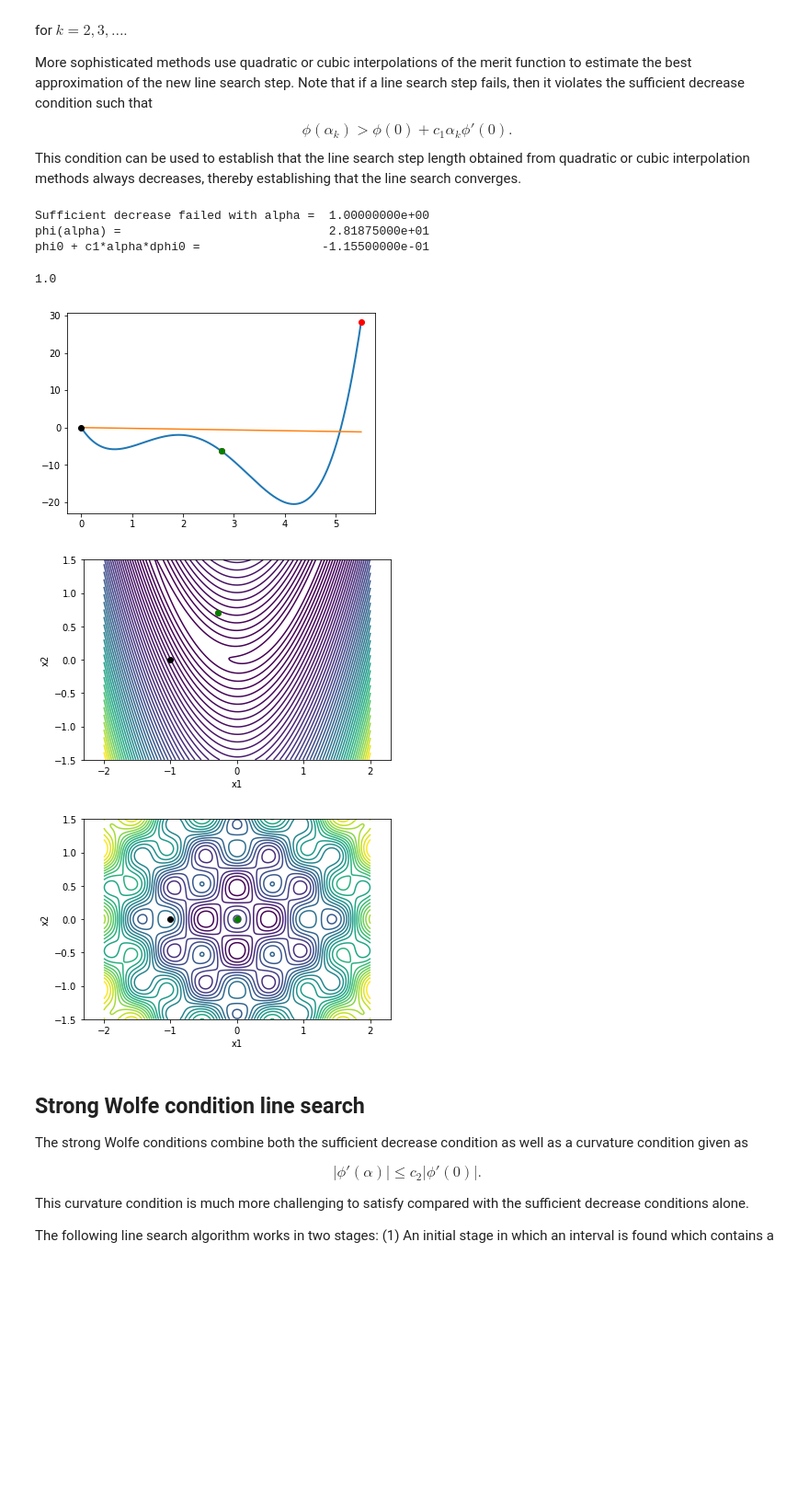
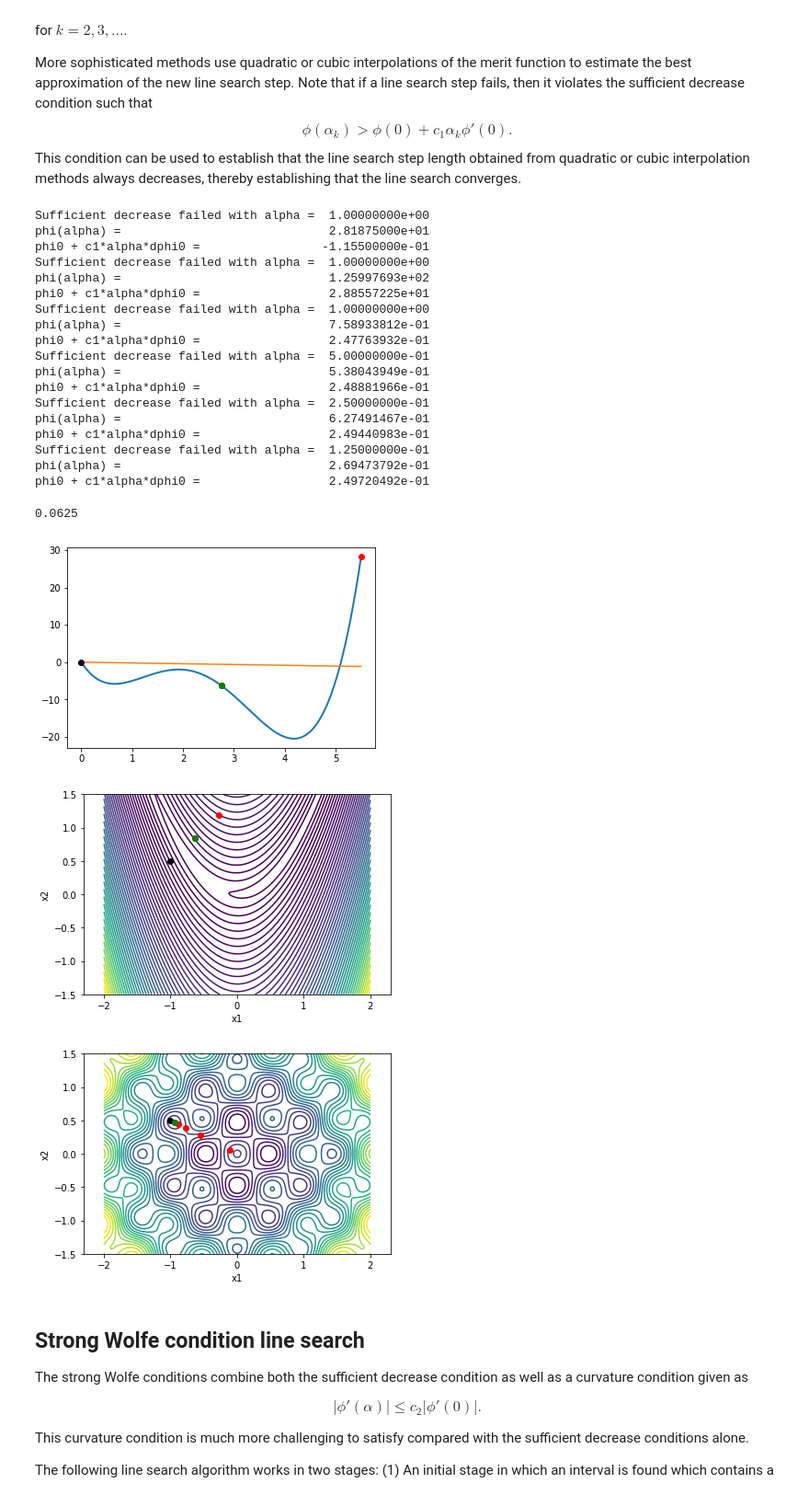
Before and after one commit to gjkennedy/ae6310, a Jupyter notebook: Line Search Methods.ipynb, the cells around one changed output. Shown at 92% size. Drawn from its saved outputs; the diff is of its cells as text; code cells hidden in the pictures; blank space fills up the shorter version.

```diff
--- a/Line Search Methods.ipynb
+++ b/Line Search Methods.ipynb
@@ -34,8 +34,10 @@ More sophisticated methods use quadratic or cubic interpolations of the merit fu
 \end{equation*}
 This condition can be used to establish that the line search step length obtained from quadratic or cubic interpolation methods always decreases, thereby establishing that the line search converges.
 # %%
+from __future__ import print_function
 import numpy as np
 import matplotlib.pylab as plt
+%matplotlib inline
 
 def fonedim(x, linesearch=False, symb='ko'):
     f = -x[0] + x[0]*(x[0] - 5)*(2 - x[0])**2
@@ -125,9 +127,9 @@ def backtrack(func, grad_func, x, p,
             func(xp, linesearch=True, symb='go')
             return alpha
         else:
-            print 'Sufficient decrease failed with alpha = %15.8e'%(alpha)
-            print 'phi(alpha) =                            %15.8e'%(phi)
-            print 'phi0 + c1*alpha*dphi0 =                 %15.8e'%(phi0 + c1*alpha*dphi0)
+            print('Sufficient decrease failed with alpha = %15.8e'%(alpha))
+            print('phi(alpha) =                            %15.8e'%(phi))
+            print('phi0 + c1*alpha*dphi0 =                 %15.8e'%(phi0 + c1*alpha*dphi0))
 
         # Set the alpha values and append one to the list
         alpha = tau*alpha
@@ -147,37 +149,52 @@ xhigh = 5.5
 alph = p[0]
 c1 = 0.01
 plt.plot([0.0, xhigh], [phi0, phi0 + c1*(xhigh/alph)*dphi0])
 
 # Perform a backtracking line search
 backtrack(fonedim, fonedim_grad, x, p)
 
 # Create a contour plot
 contour_plot(rosen)
 
 # Choose an initial point and the gradient direction
-x = np.array([-1, 0])
+x = np.array([-1, 0.5])
 p = -rosen_grad(x)
 p = p/np.sqrt(np.dot(p, p))
 
 # Perform a backtracking line search
 backtrack(rosen, rosen_grad, x, p)
 
 # Create a contour plot
 contour_plot(griewank)
 
 p = -griewank_grad(x)
 p = p/np.sqrt(np.dot(p, p))
 
 # Perform a backtracking line search
 backtrack(griewank, griewank_grad, x, p)
 # %% [output]
 Sufficient decrease failed with alpha =  1.00000000e+00
 phi(alpha) =                             2.81875000e+01
 phi0 + c1*alpha*dphi0 =                 -1.15500000e-01
+Sufficient decrease failed with alpha =  1.00000000e+00
+phi(alpha) =                             1.25997693e+02
+phi0 + c1*alpha*dphi0 =                  2.88557225e+01
+Sufficient decrease failed with alpha =  1.00000000e+00
+phi(alpha) =                             7.58933812e-01
+phi0 + c1*alpha*dphi0 =                  2.47763932e-01
+Sufficient decrease failed with alpha =  5.00000000e-01
+phi(alpha) =                             5.38043949e-01
+phi0 + c1*alpha*dphi0 =                  2.48881966e-01
+Sufficient decrease failed with alpha =  2.50000000e-01
+phi(alpha) =                             6.27491467e-01
+phi0 + c1*alpha*dphi0 =                  2.49440983e-01
+Sufficient decrease failed with alpha =  1.25000000e-01
+phi(alpha) =                             2.69473792e-01
+phi0 + c1*alpha*dphi0 =                  2.49720492e-01
-1.0
+0.0625
 [figure]
-[figure, old version]
+[figure, new version]
-[figure, old version]
+[figure, new version]
 # %% [markdown]
 ## Strong Wolfe condition line search
 
```
Also changed, not shown: parts of 1 cell of this notebook.
